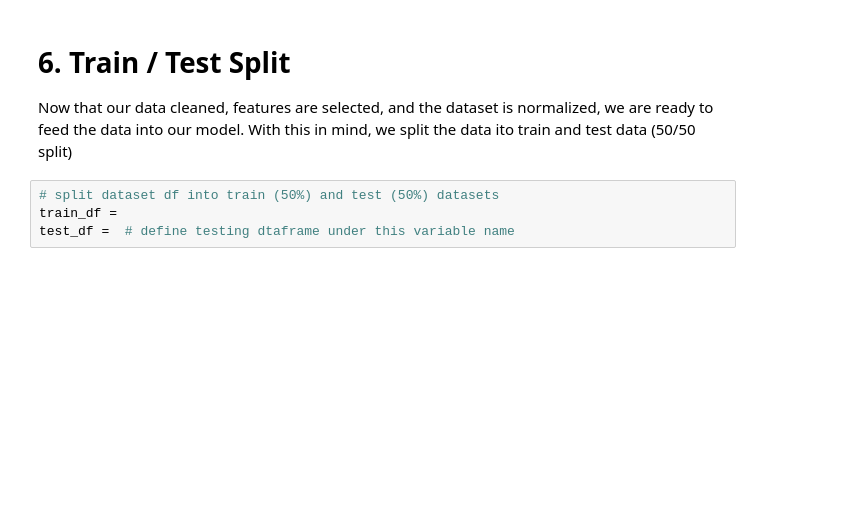
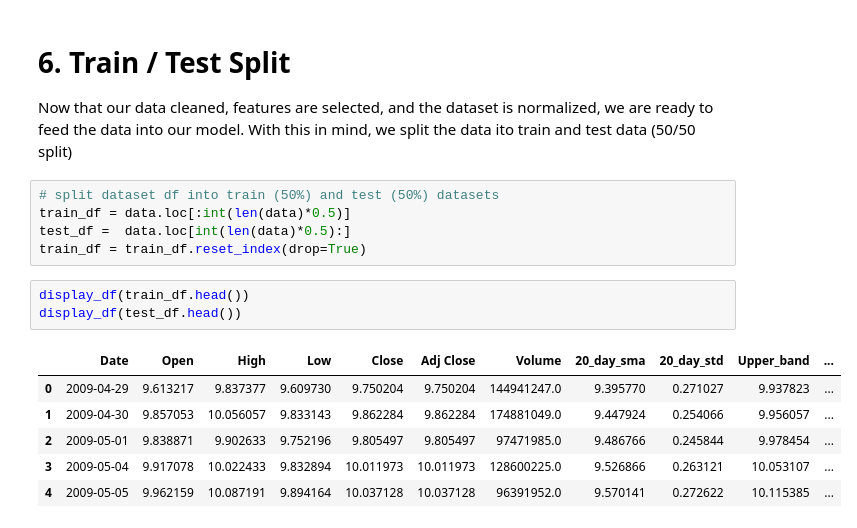
Before and after one commit to Progr3ss/Udacity-2025-DeepLearning, a Jupyter notebook: reinforcement-learning/reinforcement-learning-project.ipynb, the cells around one changed output. Saved outputs shown, nothing was run; the diff lists cells and outputs as text; blank space fills up the shorter version.

Commit message:
complete training

```diff
--- a/reinforcement-learning/reinforcement-learning-project.ipynb
+++ b/reinforcement-learning/reinforcement-learning-project.ipynb
@@ -199,5 +199,16 @@ plt.show()
 Now that our data cleaned, features are selected, and the dataset is normalized, we are ready to feed the data into our model. With this in mind, we split the data ito train and test data (50/50 split)
 # %%
 # split dataset df into train (50%) and test (50%) datasets
-train_df =
-test_df =  # define testing dtaframe under this variable name
+train_df = data.loc[:int(len(data)*0.5)]
+test_df =  data.loc[int(len(data)*0.5):]
+train_df = train_df.reset_index(drop=True)
+# %%
+display_df(train_df.head())
+display_df(test_df.head())
+# %% [output]
+|  | Date | Open | High | Low | Close | Adj Close | Volume | 20_day_sma | 20_day_std | Upper_band | ... |
+| 0 | 2009-04-29 | 9.613217 | 9.837377 | 9.609730 | 9.750204 | 9.750204 | 144941247.0 | 9.395770 | 0.271027 | 9.937823 | ... |
+| 1 | 2009-04-30 | 9.857053 | 10.056057 | 9.833143 | 9.862284 | 9.862284 | 174881049.0 | 9.447924 | 0.254066 | 9.956057 | ... |
+| 2 | 2009-05-01 | 9.838871 | 9.902633 | 9.752196 | 9.805497 | 9.805497 | 97471985.0 | 9.486766 | 0.245844 | 9.978454 | ... |
+| 3 | 2009-05-04 | 9.917078 | 10.022433 | 9.832894 | 10.011973 | 10.011973 | 128600225.0 | 9.526866 | 0.263121 | 10.053107 | ... |
+| 4 | 2009-05-05 | 9.962159 | 10.087191 | 9.894164 | 10.037128 | 10.037128 | 96391952.0 | 9.570141 | 0.272622 | 10.115385 | ... |
```
Also changed, not shown: parts of 13 cells of this notebook, 5 other files.
